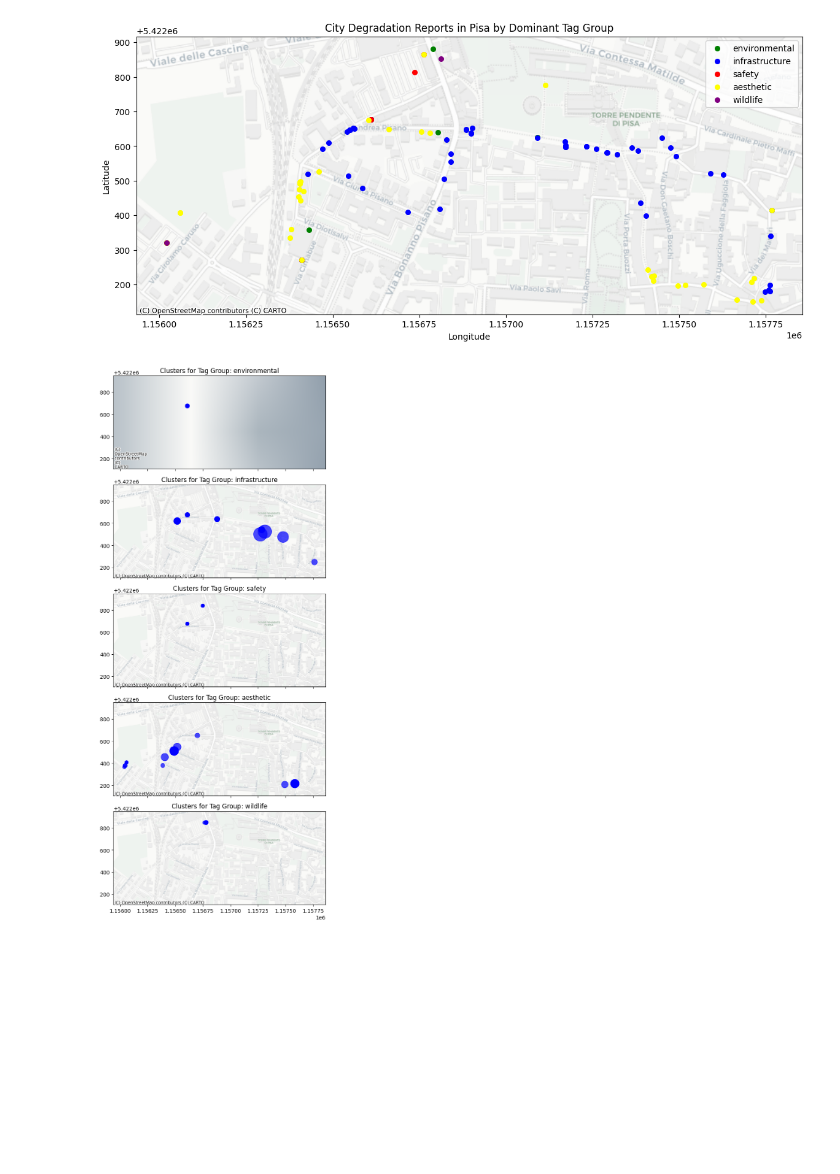
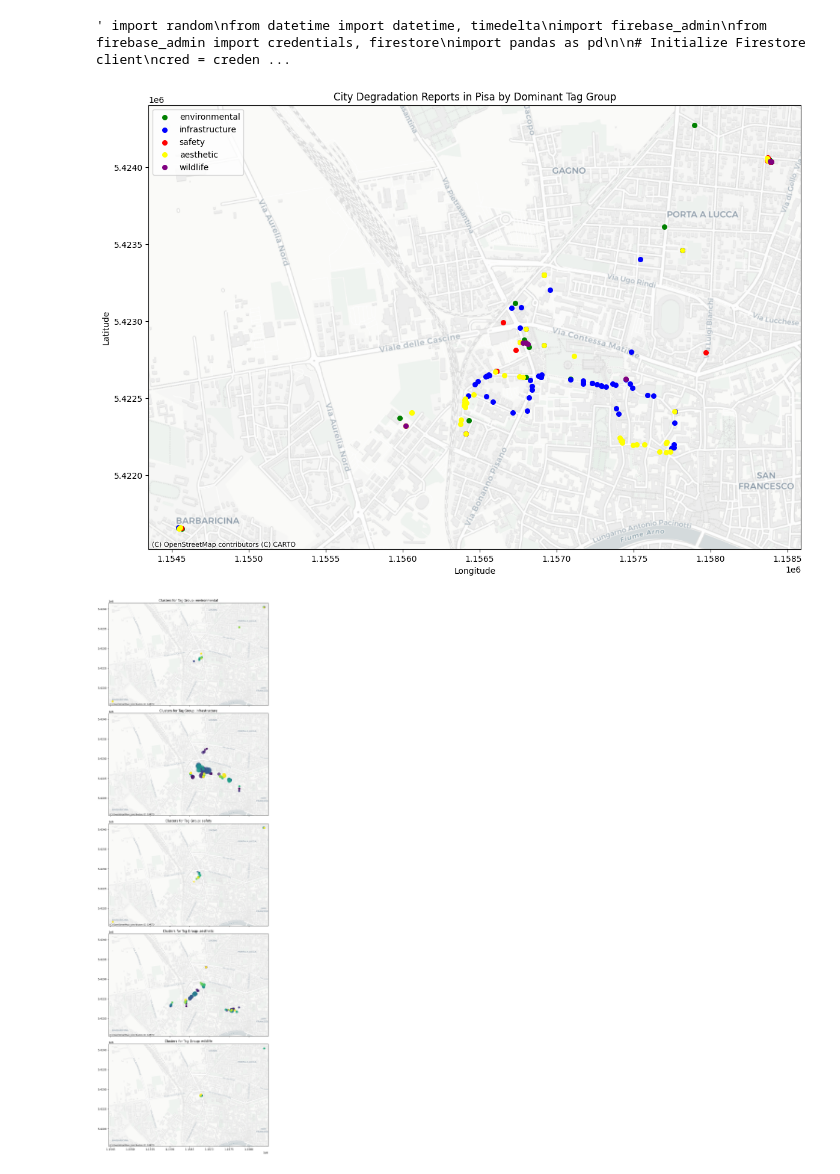
Before and after one commit to Gianma23/citysentry-server, a Jupyter notebook: clustering.ipynb, the cells around one changed output. Drawn from its saved outputs; the diff is of its cells as text; code cells hidden in the pictures; blank space fills up the shorter version.

```diff
--- a/clustering.ipynb
+++ b/clustering.ipynb
@@ -40,6 +40,53 @@ group_colors = {
     'aesthetic': 'yellow',
     'wildlife': 'purple',
 }
+# %%
+""" import random
+from datetime import datetime, timedelta
+import firebase_admin
+from firebase_admin import credentials, firestore
+import pandas as pd
+
+# Initialize Firestore client
+cred = credentials.Certificate("city-sentry-firebase.json")  # Use your downloaded JSON key
+firebase_admin.initialize_app(cred)
+
+# Connect to Firestore
+db = firestore.client()
+
+# Define the date range (from November 1, 2024, to today)
+start_date = datetime(2024, 12, 1)
+end_date = datetime.now()
+
+# Retrieve documents from your collection (replace 'your_collection' with your collection name)
+collection_ref = db.collection('reports')
+docs = collection_ref.get()
+
+# Calculate the total number of days in the range
+total_days = (end_date - start_date).days
+
+# Iterate through documents and assign new timestamps
+for i, doc in enumerate(docs):
+    # Spread timestamps over the date range by adding a random number of days
+    random_days = random.randint(0, total_days)
+    new_timestamp = start_date + timedelta(days=random_days)
+
+    # Add a random time of day (hours, minutes, and seconds)
+    random_hour = random.randint(7, 23)
+    random_minute = random.randint(0, 59)
+    random_second = random.randint(0, 59)
+    new_timestamp = new_timestamp.replace(hour=random_hour, minute=random_minute, second=random_second)
+
+    # Update the document's timestamp
+    doc_ref = collection_ref.document(doc.id)
+    doc_ref.update({
+        'timestamp': new_timestamp
+    })
+    print(f"Updated document {doc.id} with timestamp {new_timestamp}")
+
+print("Timestamps updated successfully.") """
+# %% [output]
+' import random\nfrom datetime import datetime, timedelta\nimport firebase_admin\nfrom firebase_admin import credentials, firestore\nimport pandas as pd\n\n# Initialize Firestore client\ncred = creden ...
 # %%
 import pandas as pd
 import geopandas as gpd
@@ -57,39 +104,39 @@ df['tags'] = df['tags'].apply(lambda x: ast.literal_eval(x) if isinstance(x, str
 
 # Filter only reports within Pisa's geographic boundaries
 df_pisa = df.loc[
-    (df['location'].apply(lambda x: x['latitude']).between(43.65, 43.75)) &
-    (df['location'].apply(lambda x: x['longitude']).between(10.35, 10.50))
+    (df['location'].apply(lambda x: x['latitude']).between(43.2, 43.8)) &
+    (df['location'].apply(lambda x: x['longitude']).between(10.1, 10.9))
 ].copy()
-
+df_pisa['timestamp'] = pd.to_datetime(df_pisa['timestamp'], format='ISO8601')
 # Convert to GeoDataFrame
 geometry = [Point(loc['longitude'], loc['latitude']) for loc in df_pisa['location']]
 gdf_pisa = gpd.GeoDataFrame(df_pisa, geometry=geometry, crs="EPSG:4326")
 gdf_pisa = gdf_pisa.to_crs(epsg=3857)
 
 # Function to determine the dominant group for each report
 def get_dominant_group(tags):
     group_counts = {group: sum(1 for tag in tags if tag in tags_list) for group, tags_list in tag_groups.items()}
     return max(group_counts, key=group_counts.get)
 
 # Assign dominant group and color, handling missing groups
 gdf_pisa['dominant_group'] = gdf_pisa['tags'].apply(lambda x: get_dominant_group(x) if isinstance(x, list) else None)
 gdf_pisa['color'] = gdf_pisa['dominant_group'].map(group_colors)
 
 # Plot with colors based on dominant group
 fig, ax = plt.subplots(1, 1, figsize=(14, 10))
 
 for group, color in group_colors.items():
     subset = gdf_pisa[gdf_pisa['dominant_group'] == group]
     subset.plot(ax=ax, color=color, markersize=30, alpha=1, label=group)
 
 ctx.add_basemap(ax, crs=gdf_pisa.crs.to_string(), source=ctx.providers.CartoDB.Positron)
 ax.set_title('City Degradation Reports in Pisa by Dominant Tag Group')
 ax.set_xlabel('Longitude')
 ax.set_ylabel('Latitude')
 plt.legend()
 plt.show()
 # %% [output]
-[figure, old version]
+[figure, new version]
 # %%
 # sistemare in modo sus i timestamp
 # %%
@@ -161,15 +208,23 @@ clusters_df.to_csv("data/clusters.csv", index=False)
 import contextily as ctx
 import geopandas as gpd
 from shapely.geometry import Point
+import matplotlib.pyplot as plt
+import matplotlib.cm as cm
+import matplotlib.colors as mcolors
 
 # Convert the centroid column to a GeoSeries
-clusters_df['geometry'] = clusters_df['centroid'].apply(lambda x: Point(x[1], x[0]))  # Longitude first for Point
+clusters_df['geometry'] = clusters_df.apply(lambda row: Point(row['lon'], row['lat']), axis=1)
 gdf = gpd.GeoDataFrame(clusters_df, geometry='geometry', crs="EPSG:4326")
-
+gdf['timestamp_numeric'] = gdf['start_date'].astype('int64') // 10**9
 # Reproject to Web Mercator (the coordinate system required by contextily)
 gdf = gdf.to_crs(epsg=3857)
 min_x, min_y, max_x, max_y = gdf.total_bounds
-# Plot the clusters on a basemap
+
+# Normalize the timestamp for color mapping
+norm = mcolors.Normalize(vmin=gdf['timestamp_numeric'].min(), vmax=gdf['timestamp_numeric'].max())
+cmap = cm.get_cmap('viridis')  # Choose 'Blues' colormap
+
+# Group by tag group
 subsets = {}
 for i, tag_group in enumerate(tag_groups):
     subset = gdf[gdf['group'] == tag_group]
@@ -177,17 +232,18 @@ for i, tag_group in enumerate(tag_groups):
         continue
     subsets[tag_group] = subset
 
-fig, ax = plt.subplots(len(subsets), 1, figsize=(8, 15), sharex=True, sharey=True)
+fig, ax = plt.subplots(len(subsets), 1, figsize=(20, 30), sharex=True, sharey=True)
 
 for i, (tag_group, subset) in enumerate(subsets.items()):
-    subset.plot(ax=ax[i], color='blue', markersize=subset['volume'] * 20, alpha=0.7, legend=True)
+    colors = [cmap(norm(ts)) for ts in subset['timestamp_numeric']]  # Map timestamps to colors
+    subset.plot(ax=ax[i], color=colors, markersize=subset['volume'] * 20, alpha=0.7)
     ctx.add_basemap(ax[i], source=ctx.providers.CartoDB.Positron)
 
-    ax[i].set_xlim(min_x-100, max_x+100)
-    ax[i].set_ylim(min_y-100, max_y+100)
+    ax[i].set_xlim(min_x - 100, max_x + 100)
+    ax[i].set_ylim(min_y - 100, max_y + 100)
     ax[i].set_title(f'Clusters for Tag Group: {tag_group}')
 
 plt.tight_layout()
 plt.show()
 # %% [output]
-[figure, old version]
+[figure, new version]
```
Also changed, not shown: parts of 2 cells of this notebook, 3 other files.
